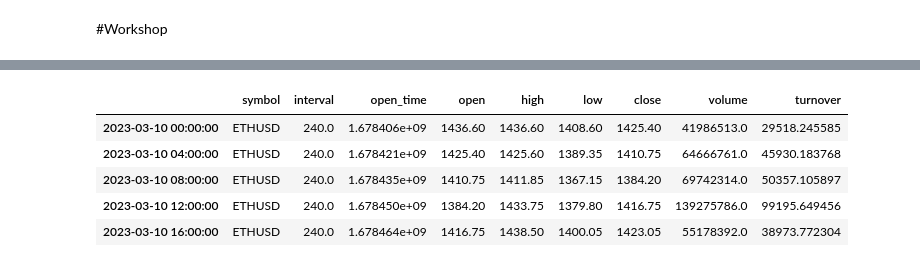
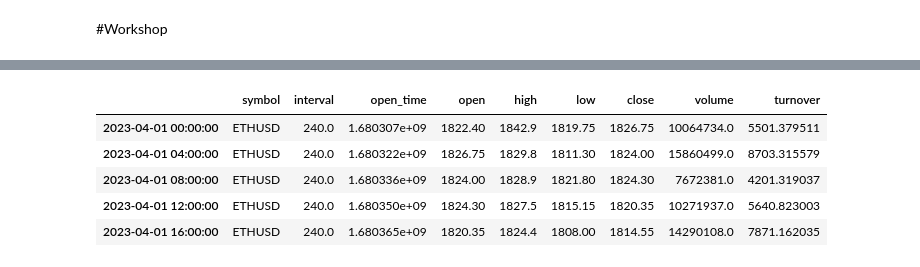
Before and after one commit to Lasttrader/LT_finance_and_trading, a Jupyter notebook: 09_04_2023_fintech.ipynb, the cells around one changed output, grey strips where cells are left out. Saved outputs shown, nothing was run; the diff lists cells and outputs as text; code cells hidden in the pictures.

```diff
--- a/09_04_2023_fintech.ipynb
+++ b/09_04_2023_fintech.ipynb
@@ -273,6 +273,12 @@ interval - интервал, таймфрейм (час, день, неделя
 \startTime - время начала
 endTime - конечное время
 '''
+
+SYMBOL = 'ETHUSD'
+INTERVAL = 240 #in minutes
+START_TIME = dt.datetime(2023, 4, 1) #YY-MM-DD
+END_TIME = dt.datetime(2023, 5, 10) #YY-MM-DD
+
 def get_bybit_bars(symbol, interval, startTime, endTime):
 
     #пигем адрес, где получаем данные
@@ -293,7 +299,7 @@ def get_bybit_bars(symbol, interval, startTime, endTime):
     return df
 
 #создаем датафрейм и спользуем функцию get_bybit_bars, которую создали
-data = get_bybit_bars('ETHUSD', 240, dt.datetime(2023, 3, 10), dt.datetime(2023, 4, 10))
+data = get_bybit_bars(SYMBOL, INTERVAL, START_TIME, END_TIME)
 
 '''
 проходим циклом по каждой колонке нашей таблицы
@@ -315,24 +321,24 @@ DatetimeIndex: 200 entries, 2023-03-10 00:00:00 to 2023-04-12 04:00:00
 Data columns (total 9 columns):
  #   Column     Non-Null Count  Dtype
 ---  ------     --------------  -----
  0   symbol     200 non-null    object
  1   interval   200 non-null    float64
  2   open_time  200 non-null    float64
  3   open       200 non-null    float64
  4   high       200 non-null    float64
  5   low        200 non-null    float64
  6   close      200 non-null    float64
  7   volume     200 non-null    float64
  8   turnover   200 non-null    float64
 dtypes: float64(8), object(1)
 memory usage: 15.6+ KB
 None
 |  | symbol | interval | open_time | open | high | low | close | volume | turnover |
-| 2023-03-10 00:00:00 | ETHUSD | 240.0 | 1.678406e+09 | 1436.60 | 1436.60 | 1408.60 | 1425.40 | 41986513.0 | 29518.245585 |
-| 2023-03-10 04:00:00 | ETHUSD | 240.0 | 1.678421e+09 | 1425.40 | 1425.60 | 1389.35 | 1410.75 | 64666761.0 | 45930.183768 |
-| 2023-03-10 08:00:00 | ETHUSD | 240.0 | 1.678435e+09 | 1410.75 | 1411.85 | 1367.15 | 1384.20 | 69742314.0 | 50357.105897 |
-| 2023-03-10 12:00:00 | ETHUSD | 240.0 | 1.678450e+09 | 1384.20 | 1433.75 | 1379.80 | 1416.75 | 139275786.0 | 99195.649456 |
-| 2023-03-10 16:00:00 | ETHUSD | 240.0 | 1.678464e+09 | 1416.75 | 1438.50 | 1400.05 | 1423.05 | 55178392.0 | 38973.772304 |
+| 2023-04-01 00:00:00 | ETHUSD | 240.0 | 1.680307e+09 | 1822.40 | 1842.9 | 1819.75 | 1826.75 | 10064734.0 | 5501.379511 |
+| 2023-04-01 04:00:00 | ETHUSD | 240.0 | 1.680322e+09 | 1826.75 | 1829.8 | 1811.30 | 1824.00 | 15860499.0 | 8703.315579 |
+| 2023-04-01 08:00:00 | ETHUSD | 240.0 | 1.680336e+09 | 1824.00 | 1828.9 | 1821.80 | 1824.30 | 7672381.0 | 4201.319037 |
+| 2023-04-01 12:00:00 | ETHUSD | 240.0 | 1.680350e+09 | 1824.30 | 1827.5 | 1815.15 | 1820.35 | 10271937.0 | 5640.823003 |
+| 2023-04-01 16:00:00 | ETHUSD | 240.0 | 1.680365e+09 | 1820.35 | 1824.4 | 1808.00 | 1814.55 | 14290108.0 | 7871.162035 |
 # %%
 
 #local max close
```
Also changed, not shown: parts of 8 cells of this notebook.
